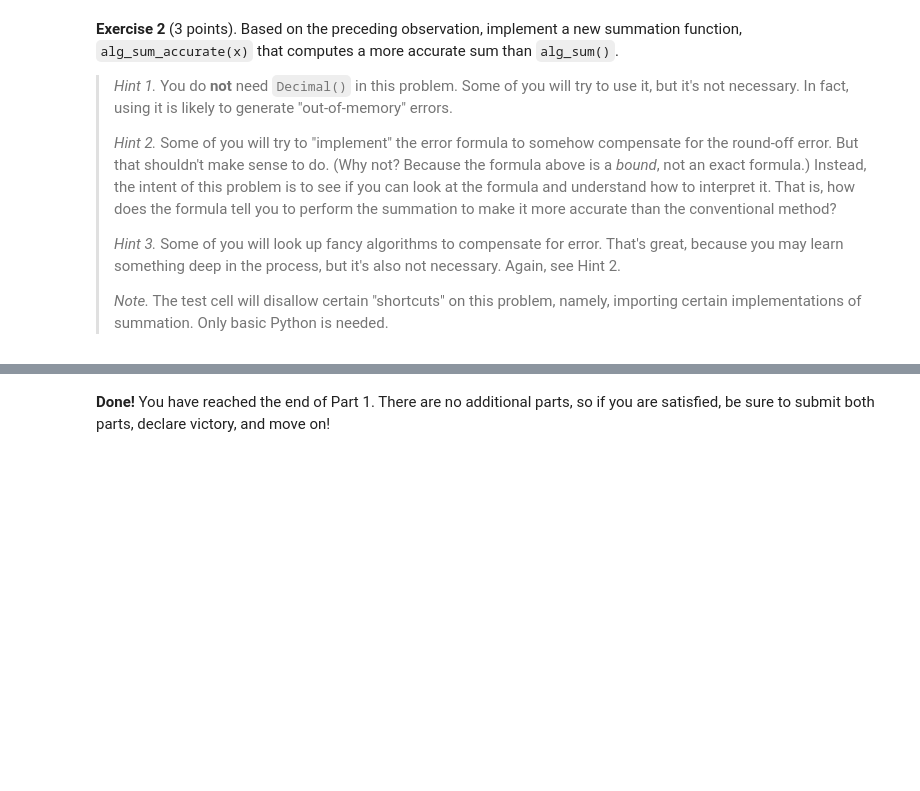
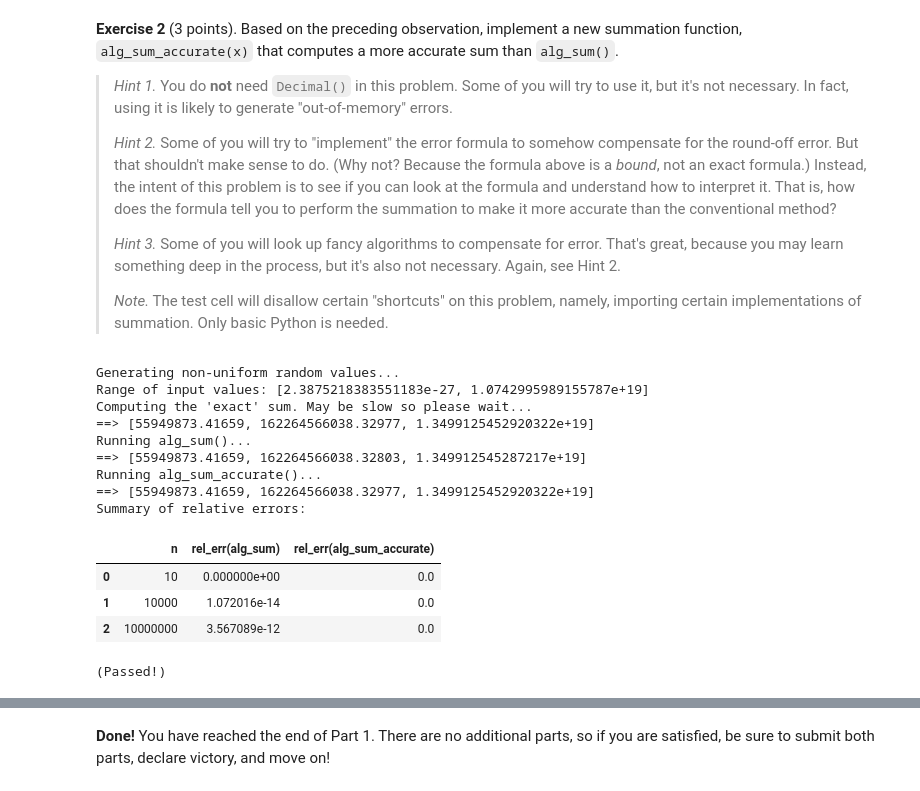
Before and after one commit to brash99/phys341, a Jupyter notebook: grazina/startercode_A41/part1.ipynb, the cells around one changed output, grey strips where cells are left out. Saved outputs shown, nothing was run; the diff lists cells and outputs as text; code cells hidden in the pictures; blank space fills up the shorter version.

```diff
--- a/grazina/startercode_A41/part1.ipynb
+++ b/grazina/startercode_A41/part1.ipynb
@@ -209,5 +241,10 @@ t = [0.0] * len(N)
 ### YOUR CODE HERE
 ###
 
+for i in range(len(N)):
+  x = [0.1]*N[i]
+  t[i] = alg_sum(x)
+
+
 
 print(t)
@@ -318,6 +369,68 @@ def alg_sum_accurate(x):
     ###
     ### YOUR CODE HERE
     ###
+
+    x.sort()
+
+    s = 0.
+    for x_i in x: # x_0, x_1, \ldots, x_{n-1}
+        s += x_i
+
+    return s
+# %%
+# Test: `alg_sum_accurate_test`
+from math import exp
+from numpy.random import lognormal
+
+# Disallow certain implementations:
+import numpy
+if 'sum' in dir(numpy): del numpy.sum
+
+print("Generating non-uniform random values...")
+N = [10, 10000, 10000000]
+#N = [10000]
+x = [lognormal(-10.0, 10.0) for _ in range(max(N))]
+print("Range of input values: [{}, {}]".format(min(x), max(x)))
+
+print("Computing the 'exact' sum. May be slow so please wait...")
+x_exact = [Decimal(x_i) for x_i in x]
+s_exact = [float(sum(x_exact[:n])) for n in N]
+print("==>", s_exact)
+
+print("Running alg_sum()...")
+s_alg = [alg_sum(x[:n]) for n in N]
+print("==>", s_alg)
+
+print("Running alg_sum_accurate()...")
+s_acc = [alg_sum_accurate(x[:n]) for n in N]
+print("==>", s_acc)
+
+print("Summary of relative errors:")
+ds_alg = [abs(s_a - s_e) / s_e for s_a, s_e in zip(s_alg, s_exact)]
+ds_acc = [abs(s_a - s_e) / s_e for s_a, s_e in zip(s_acc, s_exact)]
+display (pd.DataFrame ({'n': N,
+                        'rel_err(alg_sum)': ds_alg,
+                        'rel_err(alg_sum_accurate)': ds_acc}))
+
+assert all([r_acc < r_alg for r_acc, r_alg in zip(ds_acc[1:], ds_alg[1:])]), \
+       "The 'accurate' algorithm appears to be less accurate than the conventional one!"
+
+print("\n(Passed!)")
+# %% [output]
+Generating non-uniform random values...
+Range of input values: [2.3875218383551183e-27, 1.0742995989155787e+19]
+Computing the 'exact' sum. May be slow so please wait...
+==> [55949873.41659, 162264566038.32977, 1.3499125452920322e+19]
+Running alg_sum()...
+==> [55949873.41659, 162264566038.32803, 1.349912545287217e+19]
+Running alg_sum_accurate()...
+==> [55949873.41659, 162264566038.32977, 1.3499125452920322e+19]
+Summary of relative errors:
+|  | n | rel_err(alg_sum) | rel_err(alg_sum_accurate) |
+| 0 | 10 | 0.000000e+00 | 0.0 |
+| 1 | 10000 | 1.072016e-14 | 0.0 |
+| 2 | 10000000 | 3.567089e-12 | 0.0 |
+(Passed!)
 # %%
 # Test: `alg_sum_accurate_test`
 from math import exp
```
Also changed, not shown: parts of 9 cells of this notebook.
